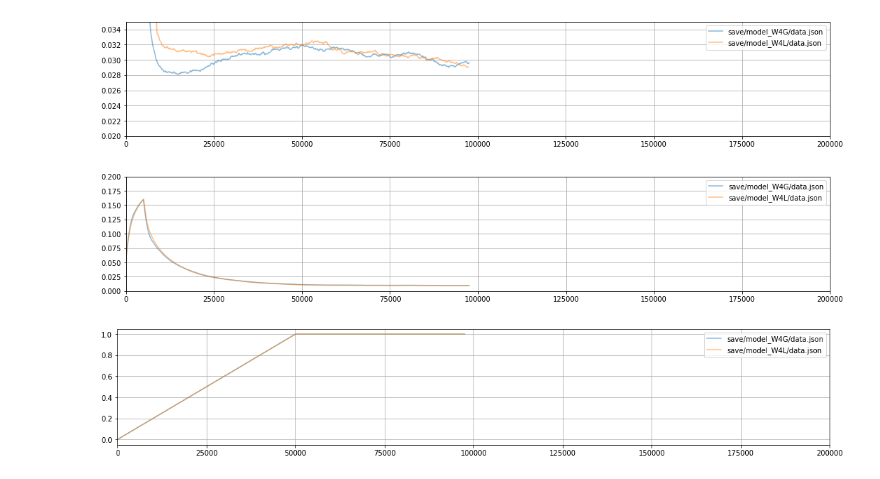
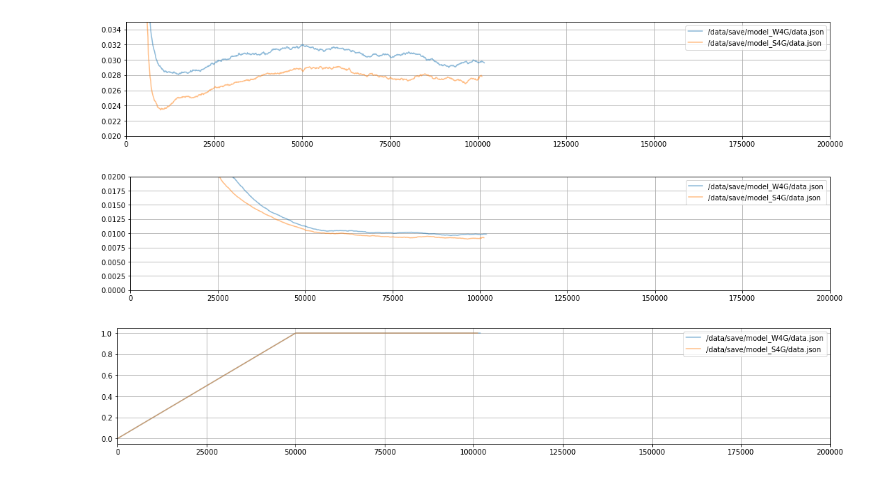
Before and after one commit to scpark20/kimchi-tts, a Jupyter notebook: loss_graph.ipynb, the cells around one changed output. Saved outputs shown, nothing was run; the diff lists cells and outputs as text; code cells hidden in the pictures.

```diff
--- a/loss_graph.ipynb
+++ b/loss_graph.ipynb
@@ -5,9 +18,7 @@ import matplotlib.pyplot as plt
 # %%
-dirs = ['save/model_W4G/data.json',
-        'save/model_W4L/data.json',
-        #'save/model_S4G/data.json',
-        #'save/model_S4L/data.json',
-        ]
+dirs = ['/data/save/model_W4G/data.json',
+        '/data/save/model_S4G/data.json',
+       ]
 
 N = 200000
 
@@ -39,34 +50,34 @@ for dir in dirs:
         loss = np.array(json.load(f)['kl_loss'])
         loss[:, 1] = np.clip(loss[:, 1], a_min=0, a_max=2.0)
         loss_list.append(loss)
 
 plt.figure(figsize=[18, 3])
 for dir, loss in zip(dirs, loss_list):
     plt.plot(loss[:, 0], moving_average(loss[:, 1]), label=dir, alpha=0.5)
 
 plt.xlim([0, N])
-plt.ylim([0.00, 0.2])
+plt.ylim([0.00, 0.02])
 plt.grid()
 plt.legend()
 plt.show()
 
 loss_list = []
 for dir in dirs:
     with open(dir, 'r') as f:
         loss = np.array(json.load(f)['beta'])
         loss[:, 1] = np.clip(loss[:, 1], a_min=0, a_max=2.0)
         loss_list.append(loss)
 
 plt.figure(figsize=[18, 3])
 for dir, loss in zip(dirs, loss_list):
     plt.plot(loss[:, 0], loss[:, 1], label=dir, alpha=0.5)
 
 plt.xlim([0, N])
 #plt.ylim([0.0, 1.1])
 plt.grid()
 plt.legend()
 plt.show()
 # %% [output]
-[figure, old version]
+[figure, new version]
-[figure, old version]
+[figure, new version]
-[figure, old version]
+[figure, new version]
```
Also changed, not shown: parts of 2 cells of this notebook, 12 other files.
